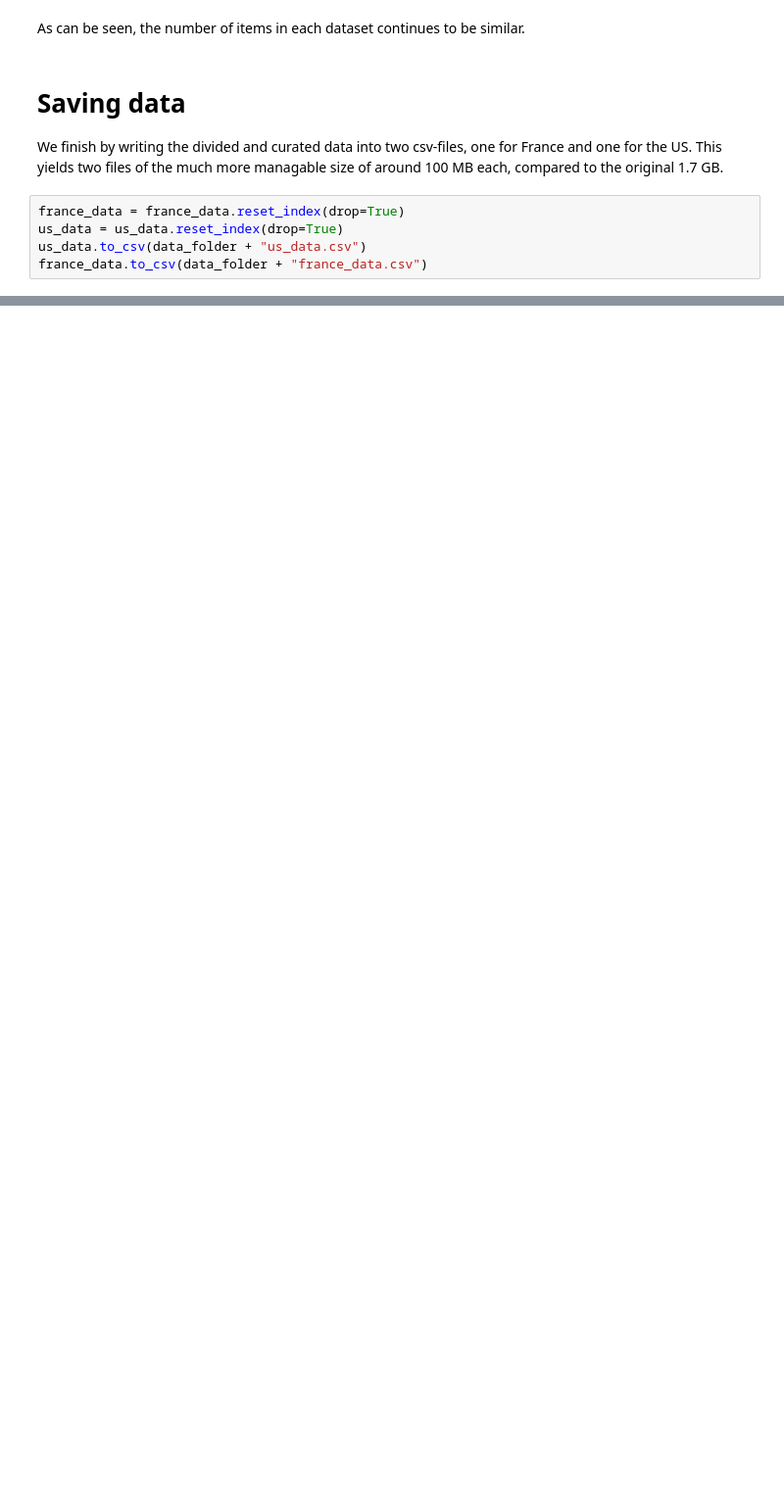
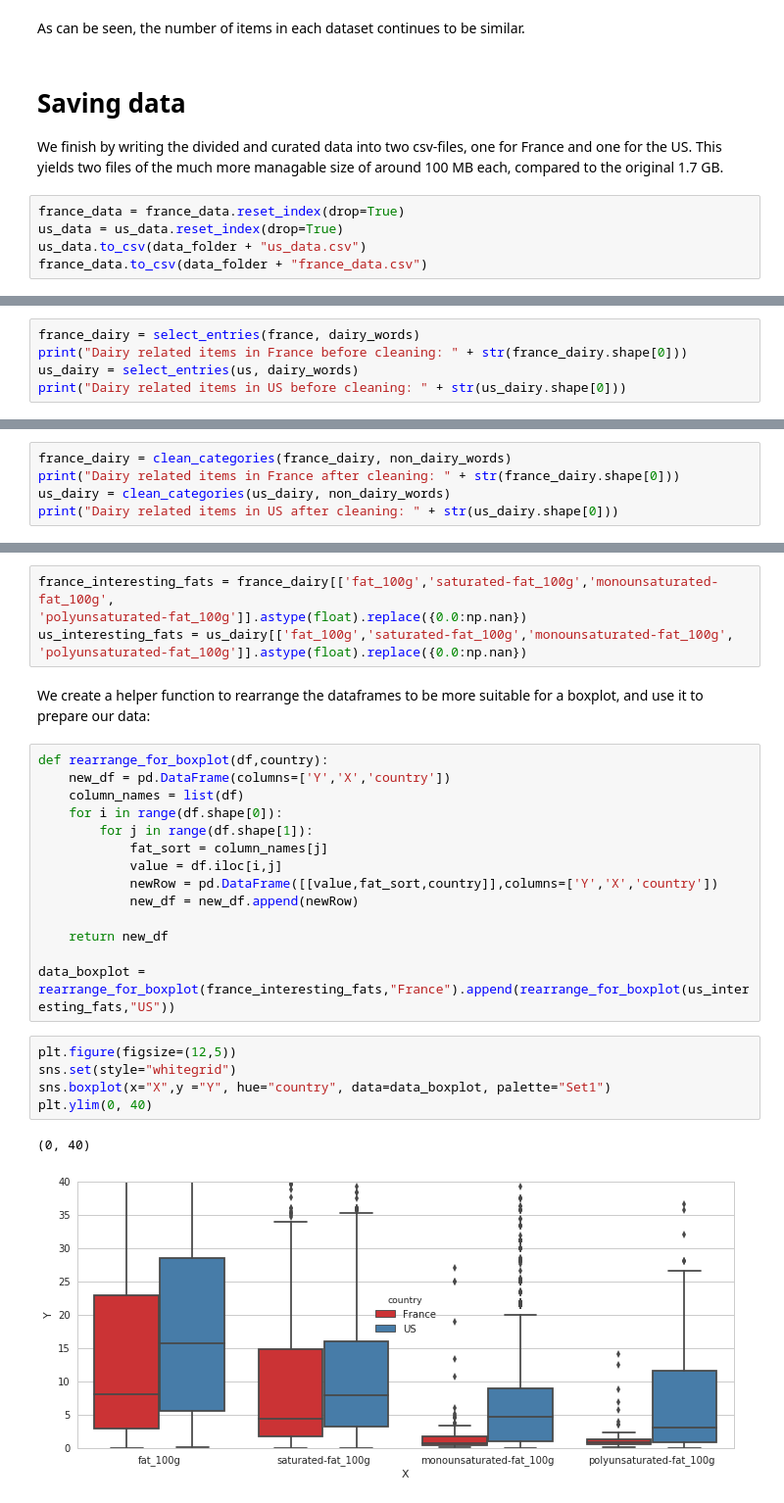
Before and after one commit to emmwel/ADAeda, a Jupyter notebook: Project/data_exploration.ipynb, the cells around one changed output, grey strips where cells are left out. Shown at 98% size. Saved outputs shown, nothing was run; the diff lists cells and outputs as text; blank space fills up the shorter version.

Commit message:
add dairy category to data_exploration

```diff
--- a/Project/data_exploration.ipynb
+++ b/Project/data_exploration.ipynb
@@ -428,0 +293,5 @@ france_data.to_csv(data_folder + "france_data.csv")
+# %%
+france_dairy = select_entries(france, dairy_words)
+print("Dairy related items in France before cleaning: " + str(france_dairy.shape[0]))
+us_dairy = select_entries(us, dairy_words)
+print("Dairy related items in US before cleaning: " + str(us_dairy.shape[0]))
@@ -428,0 +303,5 @@ france_data.to_csv(data_folder + "france_data.csv")
+# %%
+france_dairy = clean_categories(france_dairy, non_dairy_words)
+print("Dairy related items in France after cleaning: " + str(france_dairy.shape[0]))
+us_dairy = clean_categories(us_dairy, non_dairy_words)
+print("Dairy related items in US after cleaning: " + str(us_dairy.shape[0]))
@@ -428,0 +398,29 @@ france_data.to_csv(data_folder + "france_data.csv")
+# %%
+france_interesting_fats = france_dairy[['fat_100g','saturated-fat_100g','monounsaturated-fat_100g',
+'polyunsaturated-fat_100g']].astype(float).replace({0.0:np.nan})
+us_interesting_fats = us_dairy[['fat_100g','saturated-fat_100g','monounsaturated-fat_100g',
+'polyunsaturated-fat_100g']].astype(float).replace({0.0:np.nan})
+# %% [markdown]
+We create a helper function to rearrange the dataframes to be more suitable for a boxplot, and use it to prepare our data:
+# %%
+def rearrange_for_boxplot(df,country):
+    new_df = pd.DataFrame(columns=['Y','X','country'])
+    column_names = list(df)
+    for i in range(df.shape[0]):
+        for j in range(df.shape[1]):
+            fat_sort = column_names[j]
+            value = df.iloc[i,j]
+            newRow = pd.DataFrame([[value,fat_sort,country]],columns=['Y','X','country'])
+            new_df = new_df.append(newRow)
+
+    return new_df
+
+data_boxplot = rearrange_for_boxplot(france_interesting_fats,"France").append(rearrange_for_boxplot(us_interesting_fats,"US"))
+# %%
+plt.figure(figsize=(12,5))
+sns.set(style="whitegrid")
+sns.boxplot(x="X",y ="Y", hue="country", data=data_boxplot, palette="Set1")
+plt.ylim(0, 40)
+# %% [output]
+(0, 40)
+[figure, added]
```
Also changed, not shown: parts of 69 cells of this notebook.
